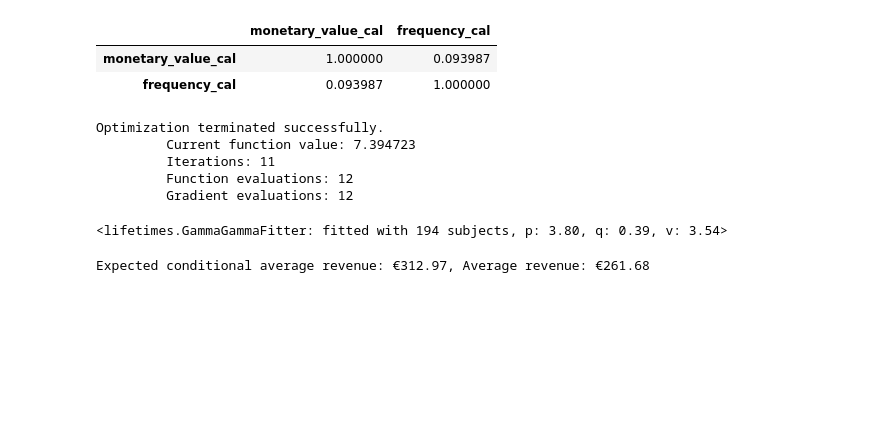
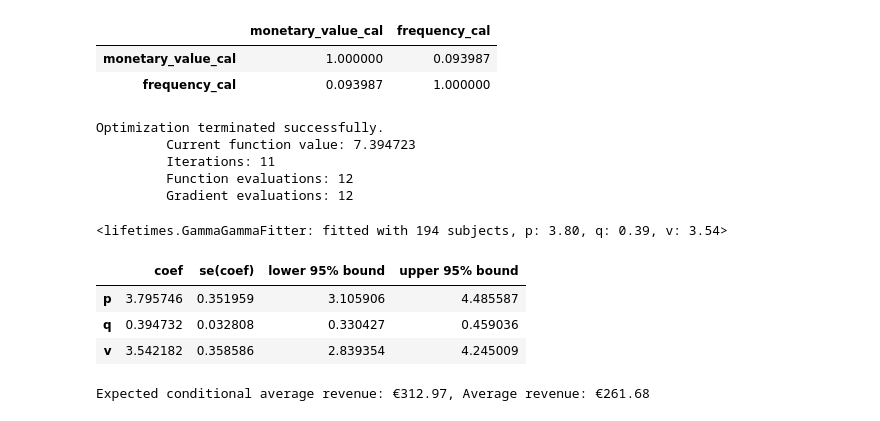
Before and after one commit to nghiale0811/CLV, a Jupyter notebook: ecommerce_ltv.ipynb, the cells around one changed output. Saved outputs shown, nothing was run; the diff lists cells and outputs as text; code cells hidden in the pictures; blank space fills up the shorter version.

```diff
--- a/ecommerce_ltv.ipynb
+++ b/ecommerce_ltv.ipynb
@@ -320,6 +328,13 @@ Optimization terminated successfully.
          Function evaluations: 12
          Gradient evaluations: 12
 <lifetimes.GammaGammaFitter: fitted with 194 subjects, p: 3.80, q: 0.39, v: 3.54>
+# %%
+gg.summary
+# %% [output]
+|  | coef | se(coef) | lower 95% bound | upper 95% bound |
+| p | 3.795746 | 0.351959 | 3.105906 | 4.485587 |
+| q | 0.394732 | 0.032808 | 0.330427 | 0.459036 |
+| v | 3.542182 | 0.358586 | 2.839354 | 4.245009 |
 # %%
 print("Expected conditional average revenue: €%s, Average revenue: €%s" % (
    np.round(gg.conditional_expected_average_profit(
```
Also changed, not shown: parts of 1 cell of this notebook.
